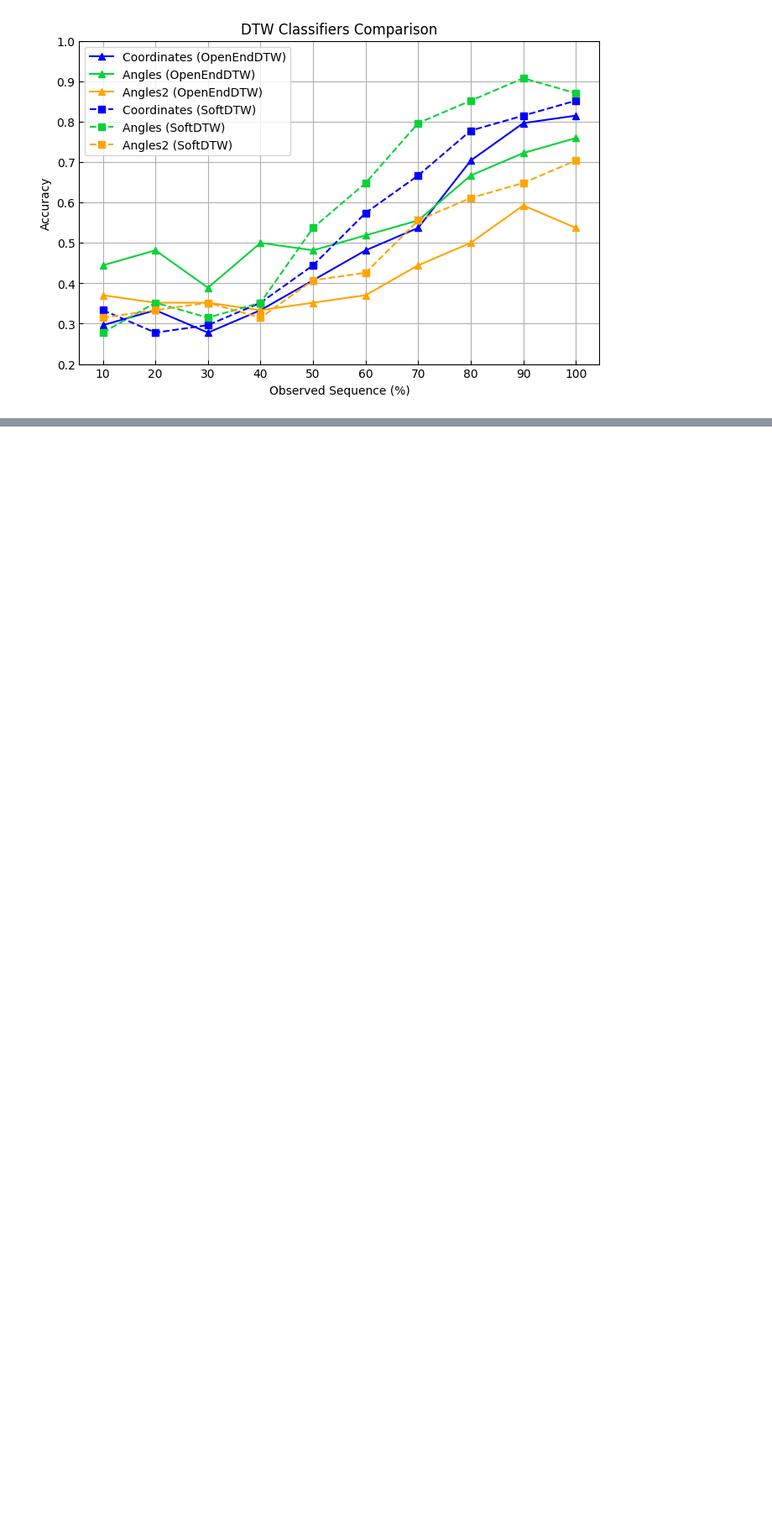
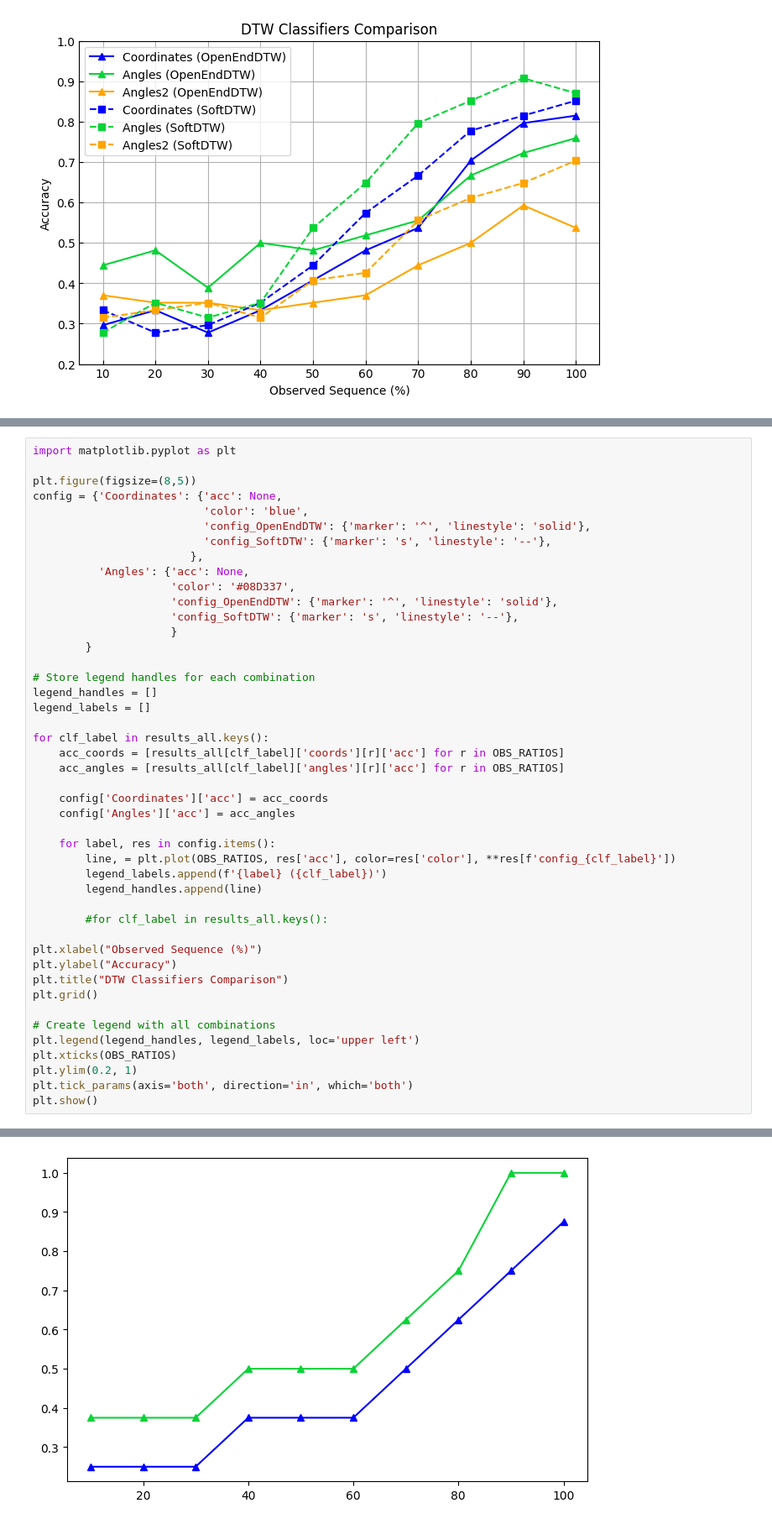
Before and after one commit to c-brz/RockPaperScissors, a Jupyter notebook: main/experiments_dtw/dtw.ipynb, the cells around one changed output, grey strips where cells are left out. Shown at 84% size. Saved outputs shown, nothing was run; the diff lists cells and outputs as text; blank space fills up the shorter version.

```diff
--- a/main/experiments_dtw/dtw.ipynb
+++ b/main/experiments_dtw/dtw.ipynb
@@ -312,0 +378,46 @@ plt.show()
+# %%
+import matplotlib.pyplot as plt
+
+plt.figure(figsize=(8,5))
+config = {'Coordinates': {'acc': None,
+                          'color': 'blue',
+                          'config_OpenEndDTW': {'marker': '^', 'linestyle': 'solid'},
+                          'config_SoftDTW': {'marker': 's', 'linestyle': '--'},
+                        },
+          'Angles': {'acc': None,
+                     'color': '#08D337',
+                     'config_OpenEndDTW': {'marker': '^', 'linestyle': 'solid'},
+                     'config_SoftDTW': {'marker': 's', 'linestyle': '--'},
+                     }
+        }
+
+# Store legend handles for each combination
+legend_handles = []
+legend_labels = []
+
+for clf_label in results_all.keys():
+    acc_coords = [results_all[clf_label]['coords'][r]['acc'] for r in OBS_RATIOS]
+    acc_angles = [results_all[clf_label]['angles'][r]['acc'] for r in OBS_RATIOS]
+
+    config['Coordinates']['acc'] = acc_coords
+    config['Angles']['acc'] = acc_angles
+
+    for label, res in config.items():
+        line, = plt.plot(OBS_RATIOS, res['acc'], color=res['color'], **res[f'config_{clf_label}'])
+        legend_labels.append(f'{label} ({clf_label})')
+        legend_handles.append(line)
+
+        #for clf_label in results_all.keys():
+
+plt.xlabel("Observed Sequence (%)")
+plt.ylabel("Accuracy")
+plt.title("DTW Classifiers Comparison")
+plt.grid()
+
+# Create legend with all combinations
+plt.legend(legend_handles, legend_labels, loc='upper left')
+plt.xticks(OBS_RATIOS)
+plt.ylim(0.2, 1)
+plt.tick_params(axis='both', direction='in', which='both')
+plt.show()
+# %% [output]
@@ -312,0 +425 @@ plt.show()
+[figure, added]
```
Also changed, not shown: parts of 4 cells of this notebook, 1 other file.
